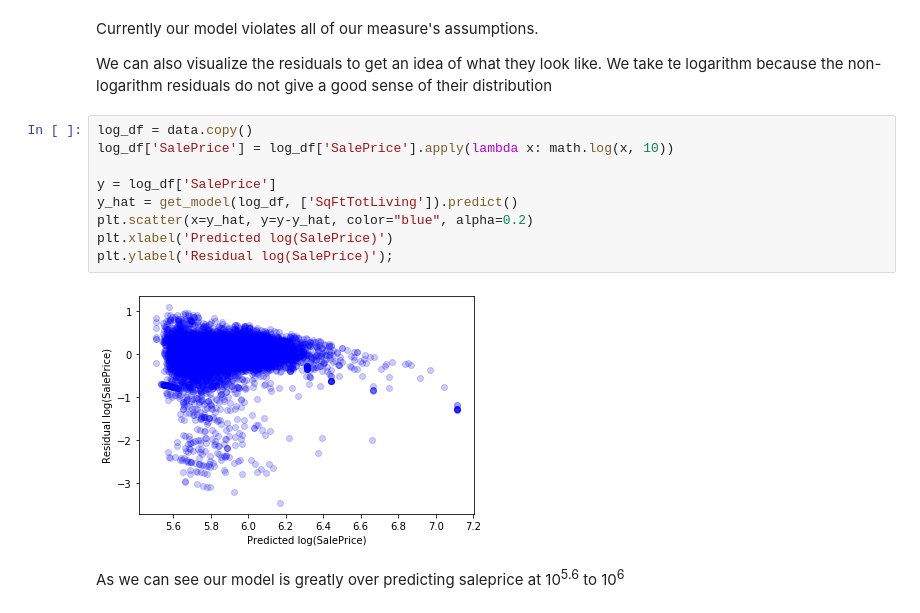
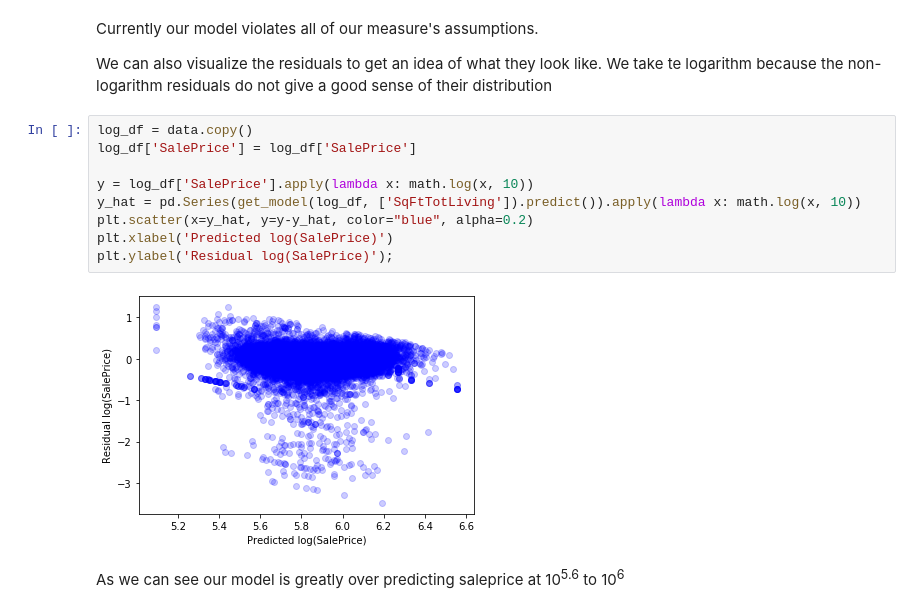
Before and after one commit to sam-thurman/king_county_housing, a Jupyter notebook: notebooks/report/Final_Report.ipynb, the cells around one changed output. Cells and saved outputs as stored; diff of their text form.

```diff
--- a/notebooks/report/Final_Report.ipynb
+++ b/notebooks/report/Final_Report.ipynb
@@ -124,15 +124,15 @@ Currently our model violates all of our measure's assumptions.
 We can also visualize the residuals to get an idea of what they look like. We take te logarithm because the non-logarithm residuals do not give a good sense of their distribution
 # %%
 log_df = data.copy()
-log_df['SalePrice'] = log_df['SalePrice'].apply(lambda x: math.log(x, 10))
+log_df['SalePrice'] = log_df['SalePrice']
 
-y = log_df['SalePrice']
-y_hat = get_model(log_df, ['SqFtTotLiving']).predict()
+y = log_df['SalePrice'].apply(lambda x: math.log(x, 10))
+y_hat = pd.Series(get_model(log_df, ['SqFtTotLiving']).predict()).apply(lambda x: math.log(x, 10))
 plt.scatter(x=y_hat, y=y-y_hat, color="blue", alpha=0.2)
 plt.xlabel('Predicted log(SalePrice)')
 plt.ylabel('Residual log(SalePrice)');
 # %% [output]
-[figure, old version]
+[figure, new version]
 # %% [markdown]
 As we can see our model is greatly over predicting saleprice at 10<sup>5.6</sup> to 10<sup>6</sup>
 # %% [markdown]
```
Also changed, not shown: parts of 4 cells of this notebook.
